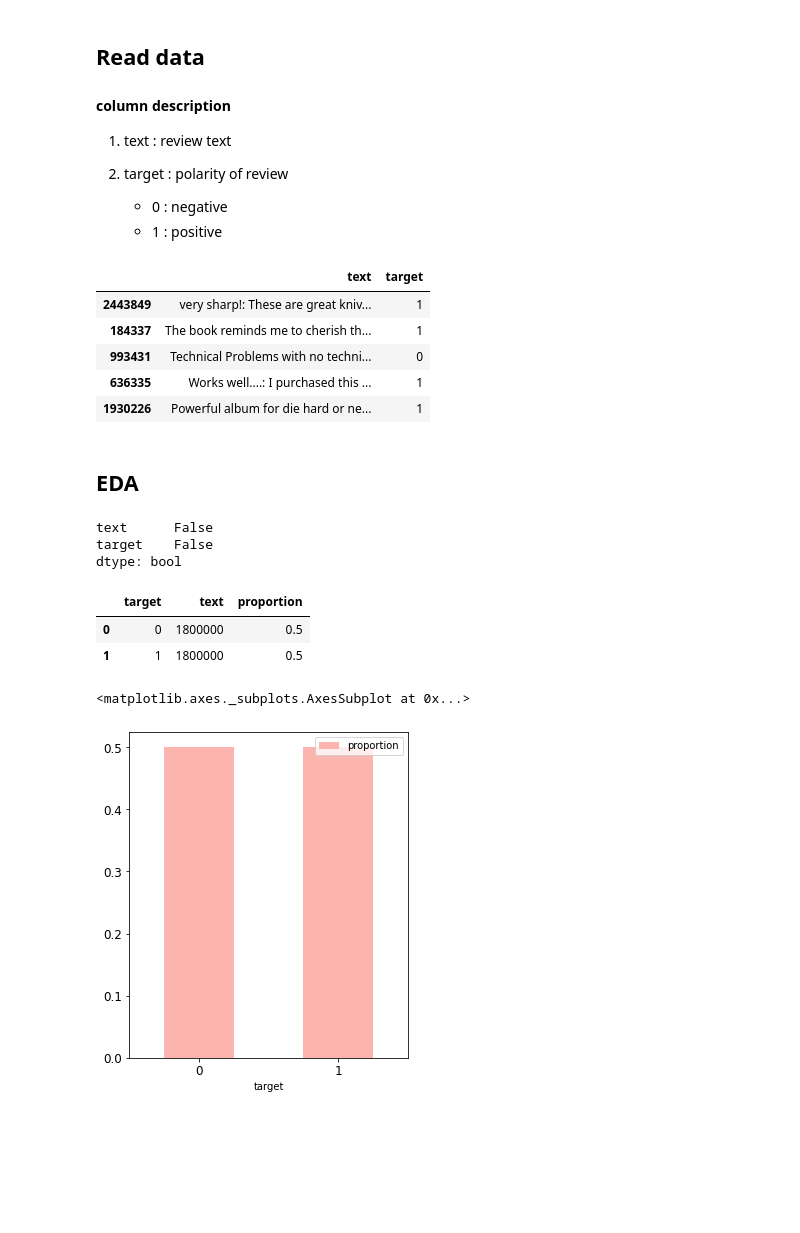
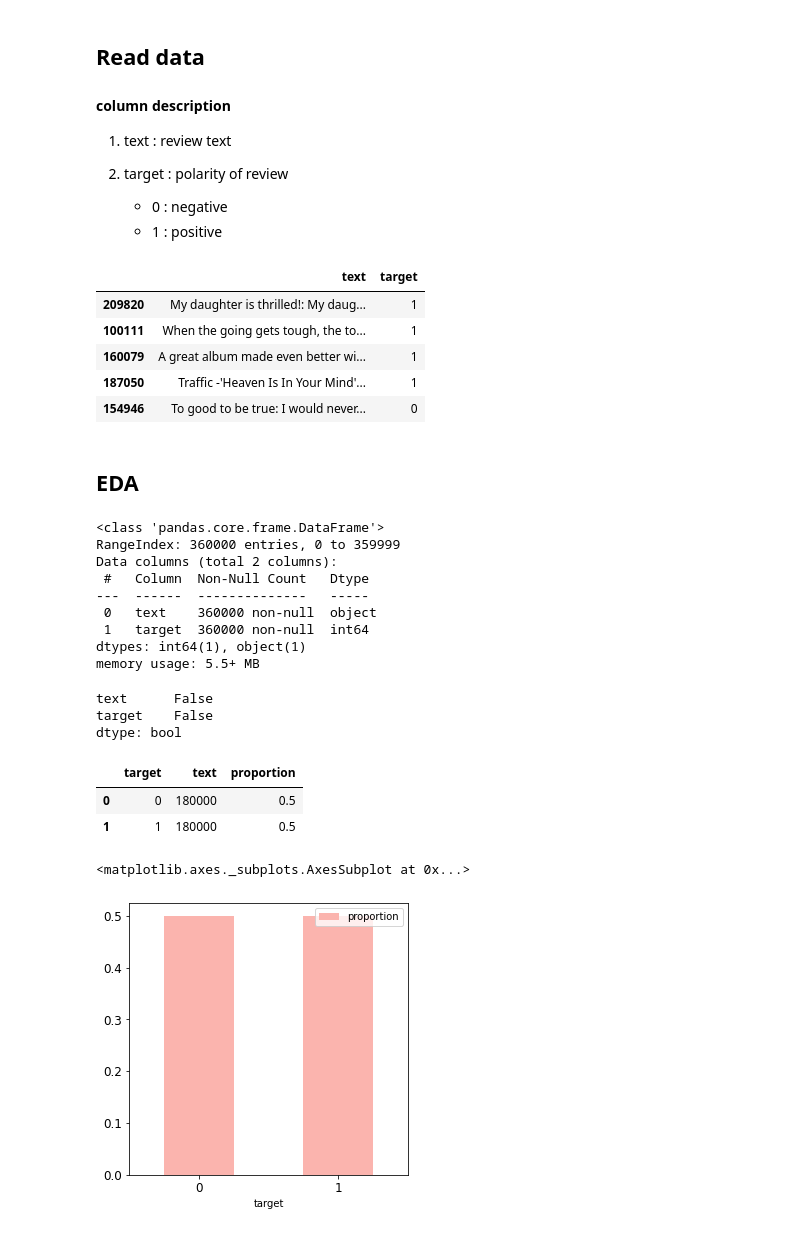
Before and after one commit to ppkgtmm/sentiment, a Jupyter notebook: EDA_amazon.ipynb, the cells around one changed output. Drawn from its saved outputs; the diff is of its cells as text; code cells hidden in the pictures; blank space fills up the shorter version.

```diff
--- a/EDA_amazon.ipynb
+++ b/EDA_amazon.ipynb
@@ -23,17 +27,29 @@ cols = ['text', 'target']
     * 0 : negative
     * 1 : positive
 # %%
-data = pd.read_csv('/content/drive/MyDrive/sentiment/data/train.csv')[cols]
+data = pd.read_csv('/content/drive/MyDrive/sentiment/data/data.csv')[cols]
 data.sample(5)
 # %% [output]
 |  | text | target |
-| 2443849 | very sharp!: These are great kniv... | 1 |
-| 184337 | The book reminds me to cherish th... | 1 |
-| 993431 | Technical Problems with no techni... | 0 |
-| 636335 | Works well....: I purchased this ... | 1 |
-| 1930226 | Powerful album for die hard or ne... | 1 |
+| 209820 | My daughter is thrilled!: My daug... | 1 |
+| 100111 | When the going gets tough, the to... | 1 |
+| 160079 | A great album made even better wi... | 1 |
+| 187050 | Traffic -'Heaven Is In Your Mind'... | 1 |
+| 154946 | To good to be true: I would never... | 0 |
 # %% [markdown]
 ## EDA
+# %%
+data.info()
+# %% [output]
+<class 'pandas.core.frame.DataFrame'>
+RangeIndex: 360000 entries, 0 to 359999
+Data columns (total 2 columns):
+ #   Column  Non-Null Count   Dtype
+---  ------  --------------   -----
+ 0   text    360000 non-null  object
+ 1   target  360000 non-null  int64
+dtypes: int64(1), object(1)
+memory usage: 5.5+ MB
 # %%
 data.isnull().any()
 # %% [output]
@@ -51,14 +67,14 @@ target_dist['proportion'] = target_dist['text'] / sum(list(target_dist['text']))
 target_dist
 # %% [output]
 |  | target | text | proportion |
-| 0 | 0 | 1800000 | 0.5 |
-| 1 | 1 | 1800000 | 0.5 |
+| 0 | 0 | 180000 | 0.5 |
+| 1 | 1 | 180000 | 0.5 |
 # %%
 target_dist.plot(x='target', y='proportion', kind='bar', rot=0, \
-                 colormap='Pastel1', fontsize=12, figsize=(5,6))
+                 colormap='Pastel1', fontsize=12, figsize=(5,5))
 # %% [output]
 <matplotlib.axes._subplots.AxesSubplot at 0x...>
-[figure, old version]
+[figure, new version]
 # %%
 copy = data.copy()
 copy['word_count'] = copy['text'].apply(lambda x: len(x.split(' ')))
```
Also changed, not shown: parts of 13 cells of this notebook.
